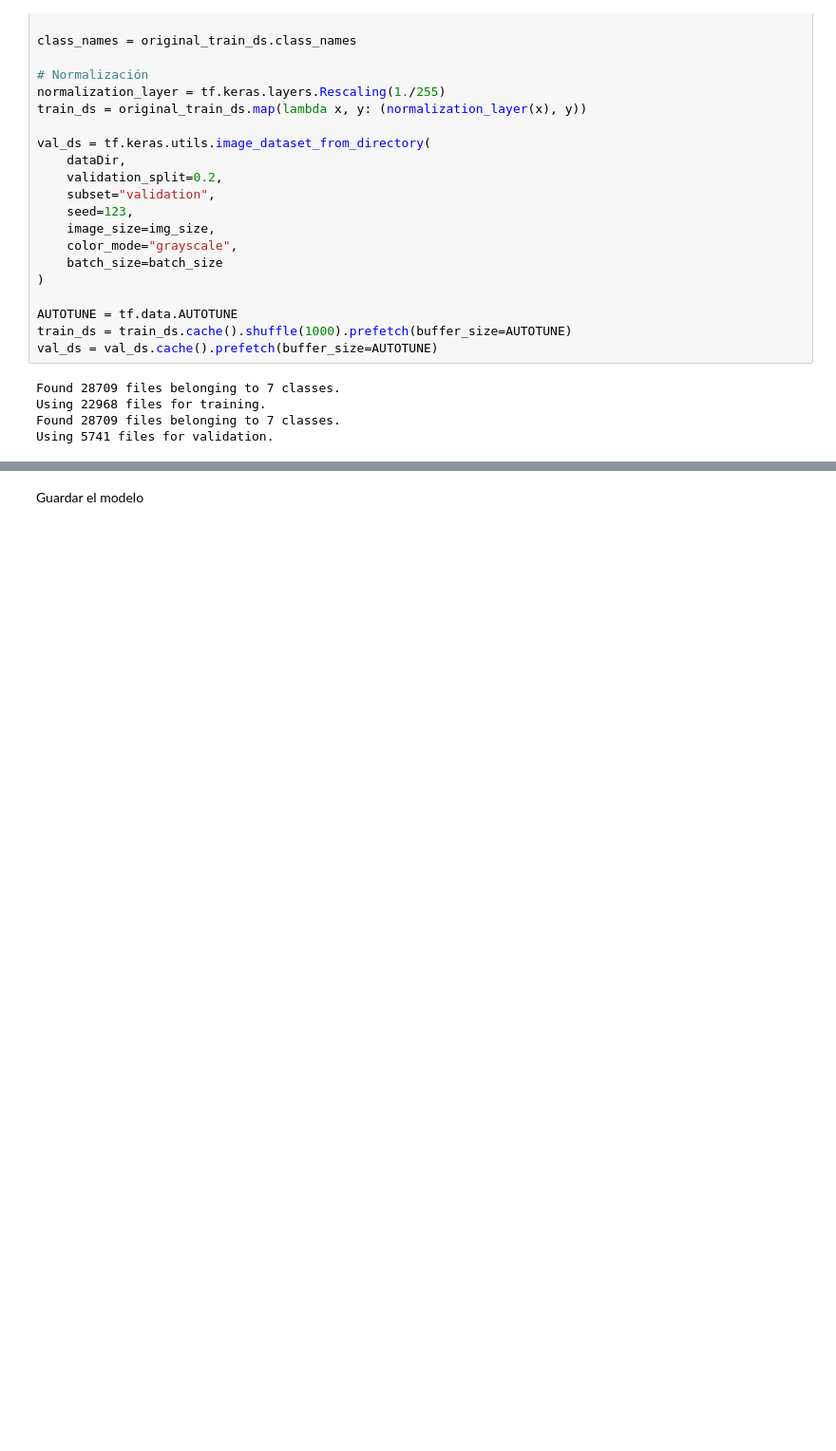
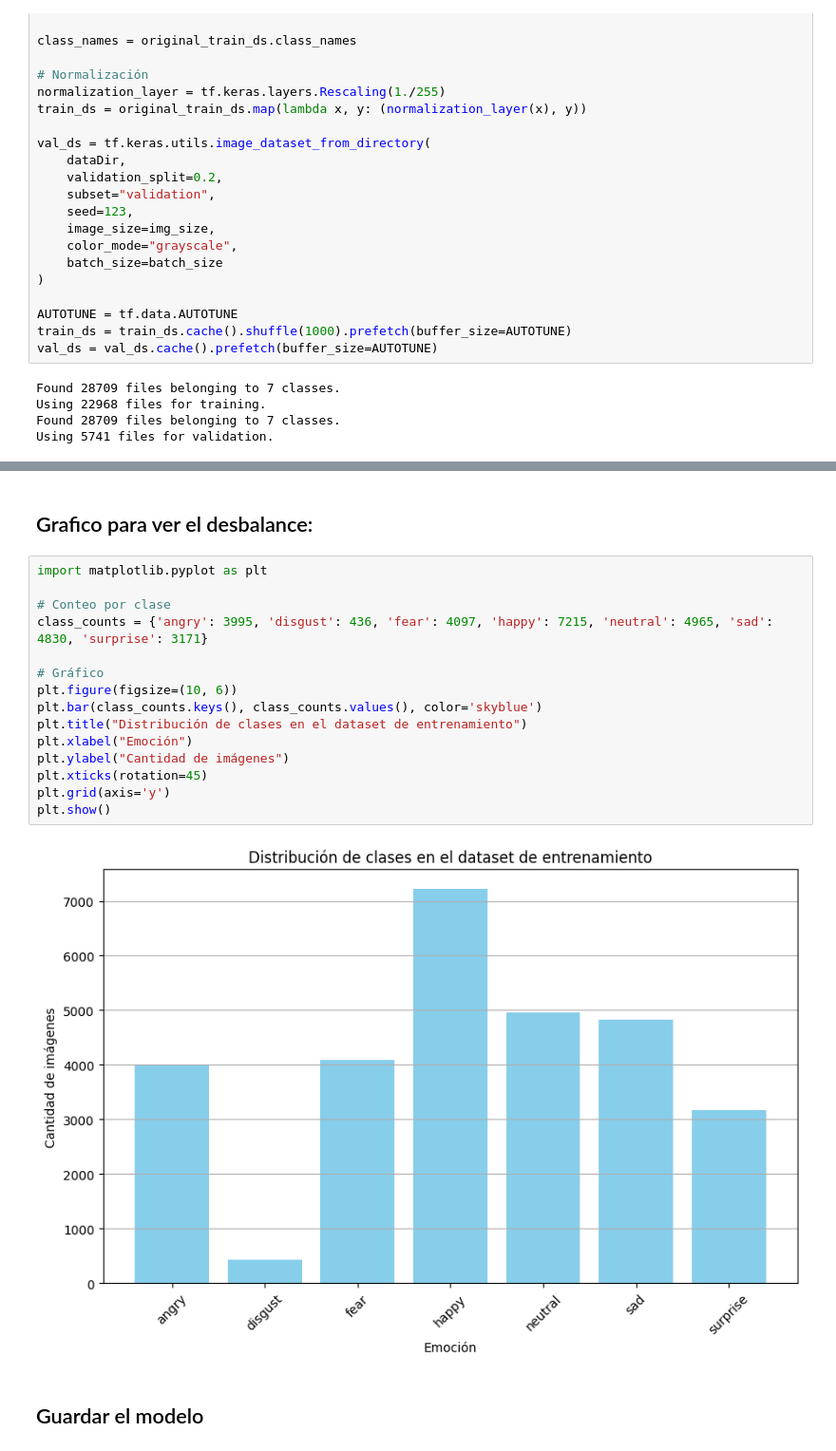
Before and after one commit to GuillermoGonRata/IA, a Jupyter notebook: Unidad4/DeteccionEmociones2/prueba.ipynb, the cells around one changed output, grey strips where cells are left out. Shown at 95% size. Drawn from its saved outputs; the diff is of its cells as text; blank space fills up the shorter version.

Commit message:
Entrenamiento Fallido

```diff
--- a/Unidad4/DeteccionEmociones2/prueba.ipynb
+++ b/Unidad4/DeteccionEmociones2/prueba.ipynb
@@ -133,4 +230,23 @@ plt.show()
+# %% [markdown]
+## Grafico para ver el desbalance:
+# %%
+import matplotlib.pyplot as plt
+
+# Conteo por clase
+class_counts = {'angry': 3995, 'disgust': 436, 'fear': 4097, 'happy': 7215, 'neutral': 4965, 'sad': 4830, 'surprise': 3171}
+
+# Gráfico
+plt.figure(figsize=(10, 6))
+plt.bar(class_counts.keys(), class_counts.values(), color='skyblue')
+plt.title("Distribución de clases en el dataset de entrenamiento")
+plt.xlabel("Emoción")
+plt.ylabel("Cantidad de imágenes")
+plt.xticks(rotation=45)
+plt.grid(axis='y')
+plt.show()
+# %% [output]
+[figure, added]
 # %% [markdown]
-Guardar el modelo
+## Guardar el modelo
 # %%
 model.save("emotion_model.h5")
```
Also changed, not shown: parts of 10 cells of this notebook, 1 other file.
